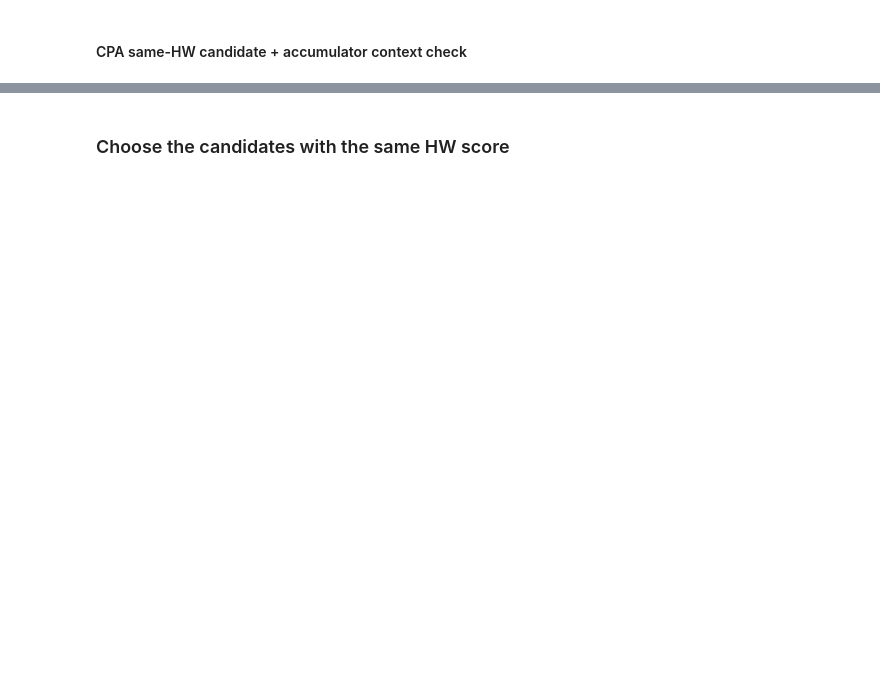
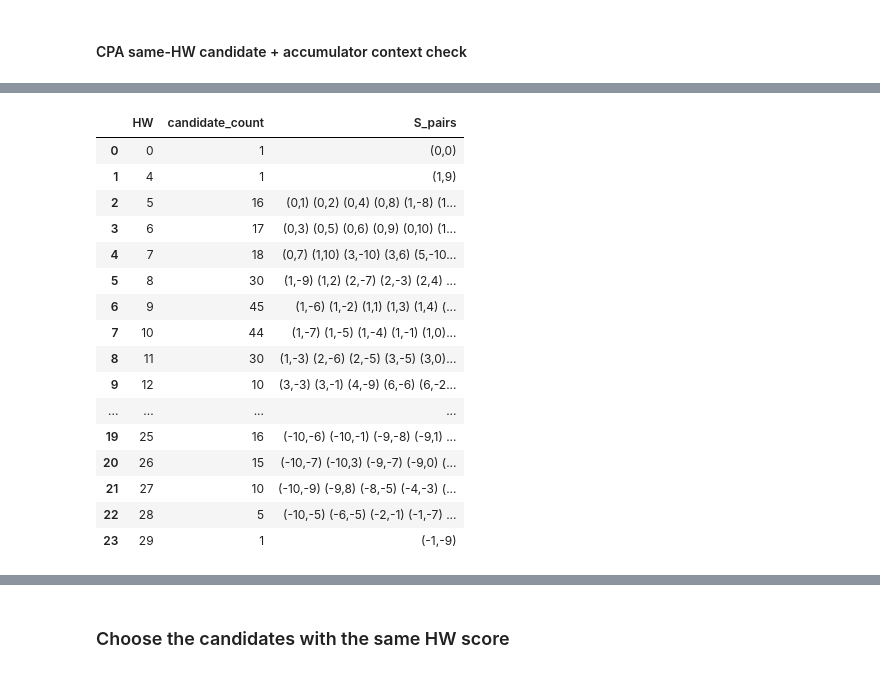
Before and after one commit to Vicentia/frodokem640_sidechannel_decapsulation, a Jupyter notebook: aes_sim_test/[ANALYSIS] Valid_VS_Altered.ipynb, the cells around one changed output, grey strips where cells are left out. Saved outputs shown, nothing was run; the diff lists cells and outputs as text; code cells hidden in the pictures; blank space fills up the shorter version.

```diff
--- a/aes_sim_test/[ANALYSIS] Valid_VS_Altered.ipynb
+++ b/aes_sim_test/[ANALYSIS] Valid_VS_Altered.ipynb
@@ -1356,0 +1406,73 @@ Saved HW pair groups to Results_decapsulation_truncated_differentS/S_guess_pairs
+# %%
+product_hw_xs_id = 0
+product_hw_pair_idx = 0
+product_hw_run_position = 0
+
+if "B_all" in globals():
+    product_hw_B = B_all
+elif "B_by_fault" in globals() and 0 in B_by_fault:
+    product_hw_B = B_by_fault[0]
+elif "load_all_B" in globals() and "B_folder" in globals():
+    product_hw_prefix = globals().get("ATTACK_B_PREFIX", globals().get("B_PREFIX", "B_from_registers_packed"))
+    product_hw_B, product_hw_runs = load_all_B(B_folder, prefix=product_hw_prefix, fault_index=0)
+    print(f"Loaded {product_hw_prefix} for fault_index=0 from {B_folder}")
+else:
+    raise NameError("Run the B-loading helper cell first, or define B_all/B_by_fault before counting product HW candidates")
+
+
+def B_pair_for_product_hw(B_values, xs_id, pair_idx, run_position=0):
+    b_row = xs_id
+    b_col = 2 * pair_idx
+    b_col_next = b_col + 1
+
+    if B_values.shape[2] == 320:
+        B_packed = B_values[run_position, b_row, pair_idx]
+        B_i, B_j = unpack_i16_pair_from_u32(np.array([B_packed]))
+        return int(B_i[0]), int(B_j[0])
+
+    return int(B_values[run_position, b_row, b_col]), int(B_values[run_position, b_row, b_col_next])
+
+
+def candidate_product_hw_count_table(B_values, xs_id, pair_idx, run_position=0, S_guesses=S_GUESSES):
+    B_i, B_j = B_pair_for_product_hw(B_values, xs_id, pair_idx, run_position=run_position)
+    rows = []
+
+    for S0_guess in S_guesses:
+        for S1_guess in S_guesses:
+            S0_guess = int(S0_guess)
+            S1_guess = int(S1_guess)
+            product = B_i * S0_guess + B_j * S1_guess
+            rows.append({
+                "HW": int(hw_u32(np.array([product & 0xffffffff], dtype=np.uint32))[0]),
+                "S_pair": f"({S0_guess},{S1_guess})",
+            })
+
+    count_df = (
+        pd.DataFrame(rows)
+        .groupby("HW", as_index=False)
+        .agg(
+            candidate_count=("S_pair", "size"),
+            S_pairs=("S_pair", lambda values: " ".join(values)),
+        )
+        .sort_values("HW")
+    )
+    return count_df, B_i, B_j
+
+
+S_product_hw_count_df, inspected_B_i, inspected_B_j = candidate_product_hw_count_table(
+    product_hw_B,
+    product_hw_xs_id,
+    product_hw_pair_idx,
+    run_position=product_hw_run_position,
+)
+
+S_product_hw_count_path = os.path.join(
+    result_dir_truncated,
+    f"S_guess_product_HW_counts_xs{product_hw_xs_id}_pair{product_hw_pair_idx}_run{product_hw_run_position}.csv",
+)
+S_product_hw_count_df.to_csv(S_product_hw_count_path, index=False)
+
+display(S_product_hw_count_df)
+print(f"Inspected B pair: ({inspected_B_i},{inspected_B_j})")
+print(f"Saved product HW counts to {S_product_hw_count_path}")
+# %% [output]
@@ -1356,0 +1480,17 @@ Saved HW pair groups to Results_decapsulation_truncated_differentS/S_guess_pairs
+|  | HW | candidate_count | S_pairs |
+| 0 | 0 | 1 | (0,0) |
+| 1 | 4 | 1 | (1,9) |
+| 2 | 5 | 16 | (0,1) (0,2) (0,4) (0,8) (1,-8) (1... |
+| 3 | 6 | 17 | (0,3) (0,5) (0,6) (0,9) (0,10) (1... |
+| 4 | 7 | 18 | (0,7) (1,10) (3,-10) (3,6) (5,-10... |
+| 5 | 8 | 30 | (1,-9) (1,2) (2,-7) (2,-3) (2,4) ... |
+| 6 | 9 | 45 | (1,-6) (1,-2) (1,1) (1,3) (1,4) (... |
+| 7 | 10 | 44 | (1,-7) (1,-5) (1,-4) (1,-1) (1,0)... |
+| 8 | 11 | 30 | (1,-3) (2,-6) (2,-5) (3,-5) (3,0)... |
+| 9 | 12 | 10 | (3,-3) (3,-1) (4,-9) (6,-6) (6,-2... |
+| ... | ... | ... | ... |
+| 19 | 25 | 16 | (-10,-6) (-10,-1) (-9,-8) (-9,1) ... |
+| 20 | 26 | 15 | (-10,-7) (-10,3) (-9,-7) (-9,0) (... |
+| 21 | 27 | 10 | (-10,-9) (-9,8) (-8,-5) (-4,-3) (... |
+| 22 | 28 | 5 | (-10,-5) (-6,-5) (-2,-1) (-1,-7) ... |
+| 23 | 29 | 1 | (-1,-9) |
```
Also changed, not shown: parts of 27 cells of this notebook, 17 other files.
